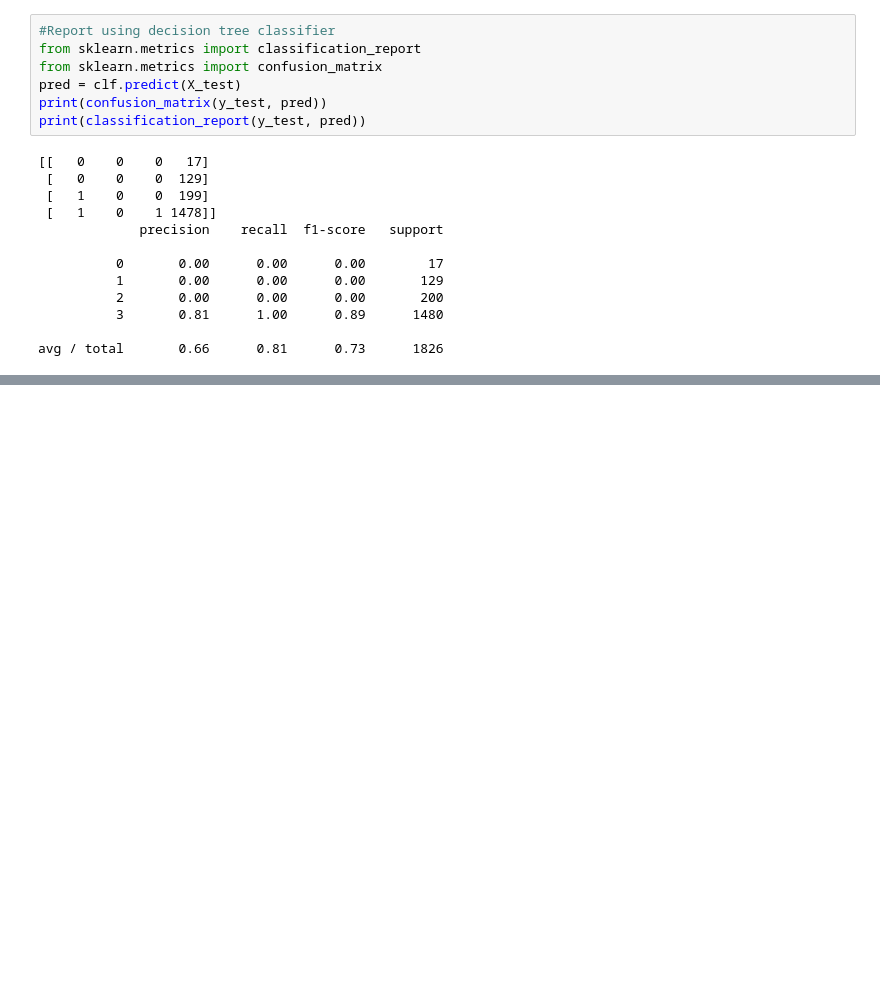
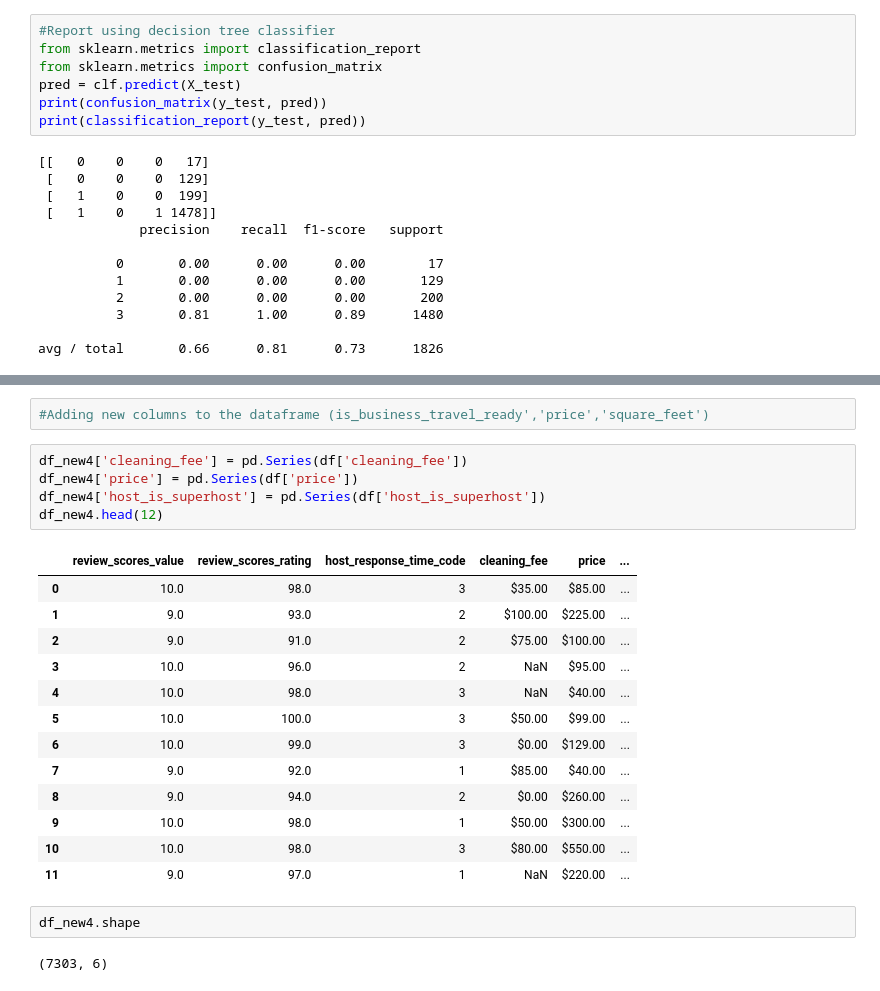
Before and after one commit to eyambaita/dsc-3-final-project-online-ds-pt-100118, a Jupyter notebook: student.ipynb, the cells around one changed output, grey strips where cells are left out. Cells and saved outputs as stored; diff of their text form; blank space fills up the shorter version.

```diff
--- a/student.ipynb
+++ b/student.ipynb
@@ -298,0 +339,25 @@ avg / total       0.66      0.81      0.73      1826
+# %%
+#Adding new columns to the dataframe (is_business_travel_ready','price','square_feet')
+# %%
+df_new4['cleaning_fee'] = pd.Series(df['cleaning_fee'])
+df_new4['price'] = pd.Series(df['price'])
+df_new4['host_is_superhost'] = pd.Series(df['host_is_superhost'])
+df_new4.head(12)
+# %% [output]
+|  | review_scores_value | review_scores_rating | host_response_time_code | cleaning_fee | price | ... |
+| 0 | 10.0 | 98.0 | 3 | $35.00 | $85.00 | ... |
+| 1 | 9.0 | 93.0 | 2 | $100.00 | $225.00 | ... |
+| 2 | 9.0 | 91.0 | 2 | $75.00 | $100.00 | ... |
+| 3 | 10.0 | 96.0 | 2 | NaN | $95.00 | ... |
+| 4 | 10.0 | 98.0 | 3 | NaN | $40.00 | ... |
+| 5 | 10.0 | 100.0 | 3 | $50.00 | $99.00 | ... |
+| 6 | 10.0 | 99.0 | 3 | $0.00 | $129.00 | ... |
+| 7 | 9.0 | 92.0 | 1 | $85.00 | $40.00 | ... |
+| 8 | 9.0 | 94.0 | 2 | $0.00 | $260.00 | ... |
+| 9 | 10.0 | 98.0 | 1 | $50.00 | $300.00 | ... |
+| 10 | 10.0 | 98.0 | 3 | $80.00 | $550.00 | ... |
+| 11 | 9.0 | 97.0 | 1 | NaN | $220.00 | ... |
+# %%
+df_new4.shape
+# %% [output]
+(7303, 6)
```
Also changed, not shown: parts of 26 cells of this notebook.
